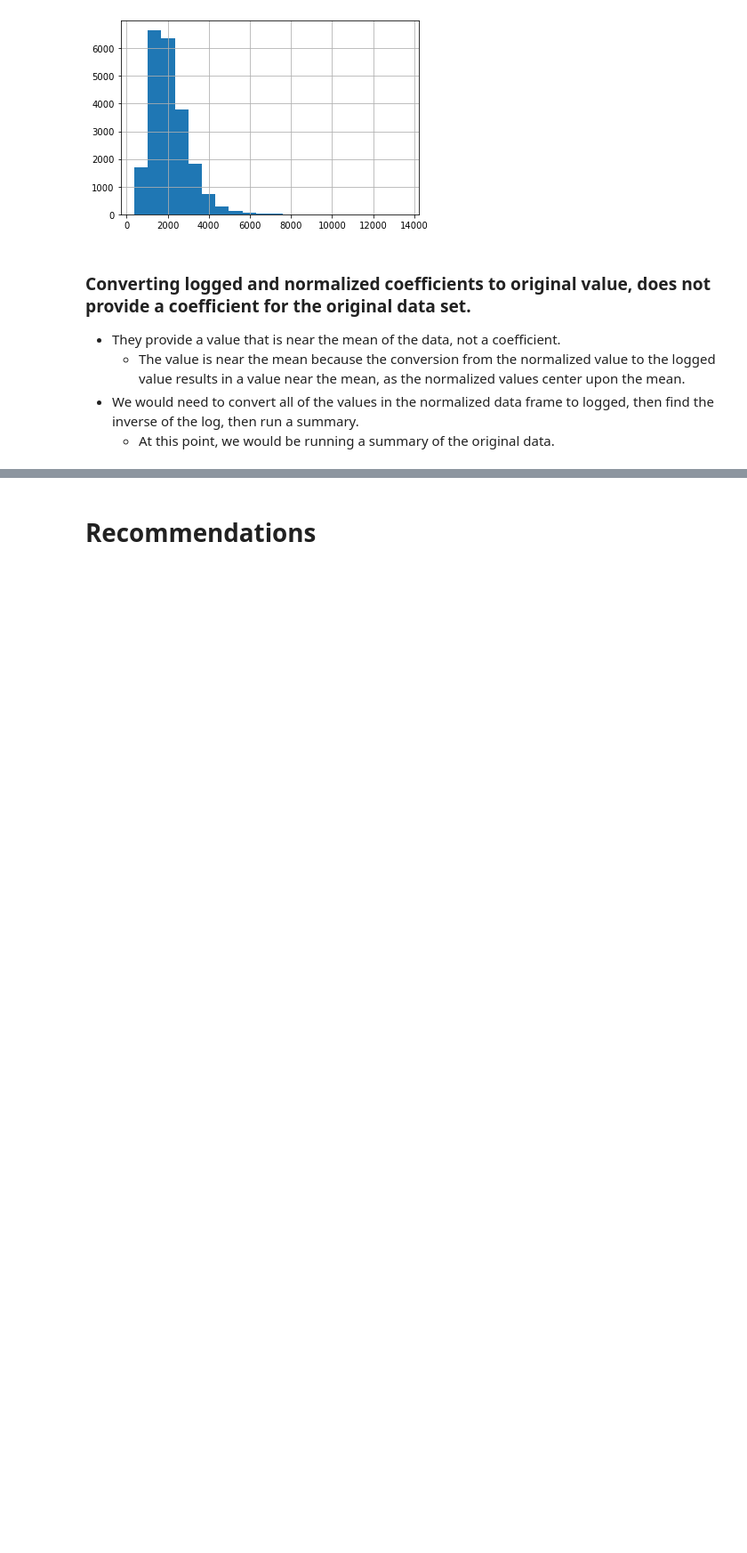
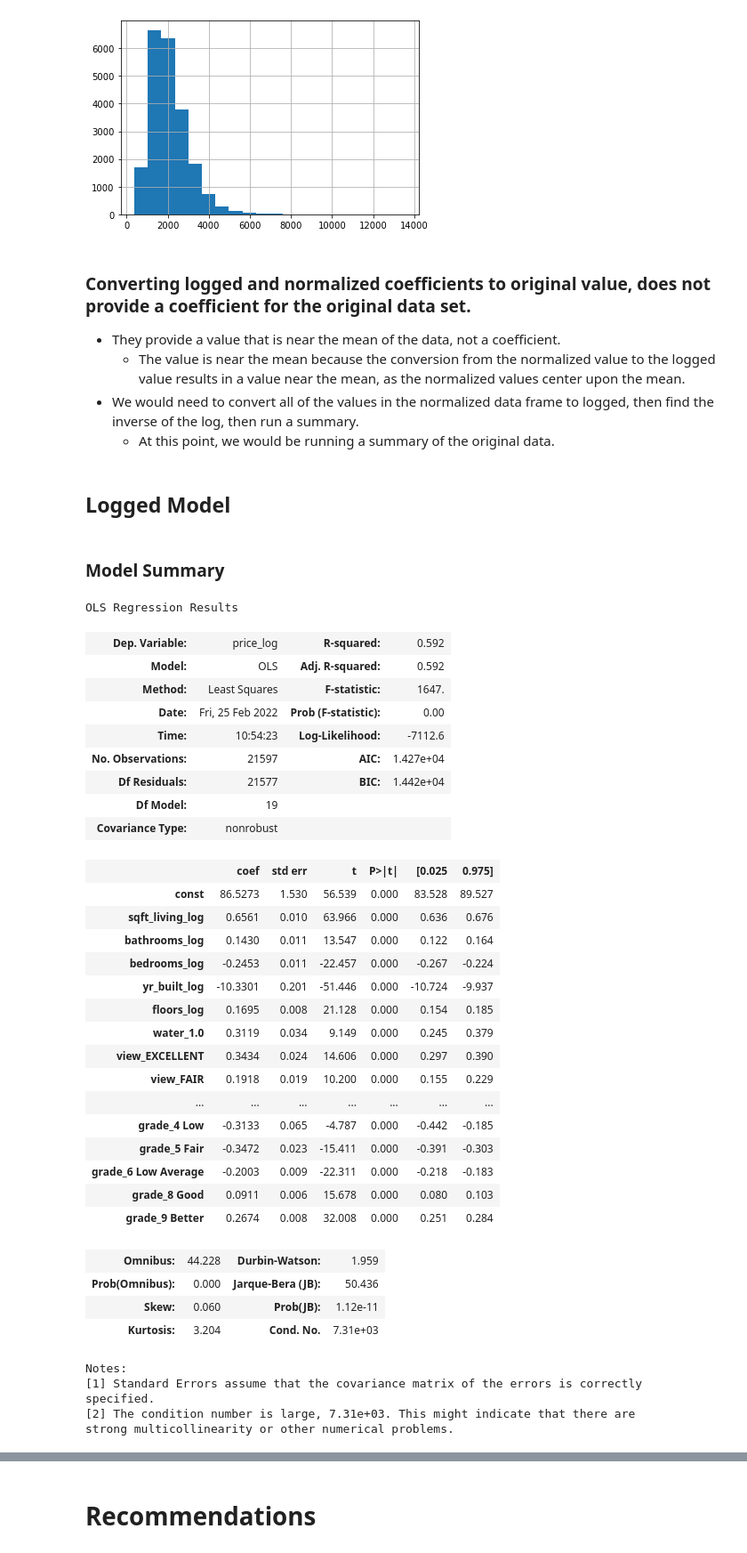
Before and after one commit to jpetoskey/Renovate_to_increase_SalePrice, a Jupyter notebook: Return on Renovation.ipynb, the cells around one changed output, grey strips where cells are left out. Shown at 89% size. Saved outputs shown, nothing was run; the diff lists cells and outputs as text; code cells hidden in the pictures; blank space fills up the shorter version.

```diff
--- a/Return on Renovation.ipynb
+++ b/Return on Renovation.ipynb
@@ -2842,3 +2843,50 @@ house_df['sqft_living'].hist(bins=20)
     * The value is near the mean because the conversion from the normalized value to the logged value results in a value near the mean, as the normalized values center upon the mean.
 * We would need to convert all of the values in the normalized data frame to logged, then find the inverse of the log, then run a summary.
     * At this point, we would be running a summary of the original data.
+# %% [markdown]
+## Logged Model
+# %% [markdown]
+### Model Summary
+# %%
+# Logged Values Model Summary
+X_log = logged_df.drop(['price_log'], axis=1)
+y_log = logged_df['price_log']
+
+X_int = sm.add_constant(X_log)
+model = sm.OLS(y_log,X_int).fit()
+model.summary()
+# %% [output]
+OLS Regression Results
+| Dep. Variable: | price_log | R-squared: | 0.592 |
+| Model: | OLS | Adj. R-squared: | 0.592 |
+| Method: | Least Squares | F-statistic: | 1647. |
+| Date: | Fri, 25 Feb 2022 | Prob (F-statistic): | 0.00 |
+| Time: | 10:54:23 | Log-Likelihood: | -7112.6 |
+| No. Observations: | 21597 | AIC: | 1.427e+04 |
+| Df Residuals: | 21577 | BIC: | 1.442e+04 |
+| Df Model: | 19 |  |  |
+| Covariance Type: | nonrobust |  |  |
+|  | coef | std err | t | P>|t| | [0.025 | 0.975] |
+| const | 86.5273 | 1.530 | 56.539 | 0.000 | 83.528 | 89.527 |
+| sqft_living_log | 0.6561 | 0.010 | 63.966 | 0.000 | 0.636 | 0.676 |
+| bathrooms_log | 0.1430 | 0.011 | 13.547 | 0.000 | 0.122 | 0.164 |
+| bedrooms_log | -0.2453 | 0.011 | -22.457 | 0.000 | -0.267 | -0.224 |
+| yr_built_log | -10.3301 | 0.201 | -51.446 | 0.000 | -10.724 | -9.937 |
+| floors_log | 0.1695 | 0.008 | 21.128 | 0.000 | 0.154 | 0.185 |
+| water_1.0 | 0.3119 | 0.034 | 9.149 | 0.000 | 0.245 | 0.379 |
+| view_EXCELLENT | 0.3434 | 0.024 | 14.606 | 0.000 | 0.297 | 0.390 |
+| view_FAIR | 0.1918 | 0.019 | 10.200 | 0.000 | 0.155 | 0.229 |
+| ... | ... | ... | ... | ... | ... | ... |
+| grade_4 Low | -0.3133 | 0.065 | -4.787 | 0.000 | -0.442 | -0.185 |
+| grade_5 Fair | -0.3472 | 0.023 | -15.411 | 0.000 | -0.391 | -0.303 |
+| grade_6 Low Average | -0.2003 | 0.009 | -22.311 | 0.000 | -0.218 | -0.183 |
+| grade_8 Good | 0.0911 | 0.006 | 15.678 | 0.000 | 0.080 | 0.103 |
+| grade_9 Better | 0.2674 | 0.008 | 32.008 | 0.000 | 0.251 | 0.284 |
+| Omnibus: | 44.228 | Durbin-Watson: | 1.959 |
+| Prob(Omnibus): | 0.000 | Jarque-Bera (JB): | 50.436 |
+| Skew: | 0.060 | Prob(JB): | 1.12e-11 |
+| Kurtosis: | 3.204 | Cond. No. | 7.31e+03 |
+Notes:
+[1] Standard Errors assume that the covariance matrix of the errors is correctly specified.
+[2] The condition number is large, 7.31e+03. This might indicate that there are
+strong multicollinearity or other numerical problems.
```
Also changed, not shown: parts of 3 cells of this notebook.
